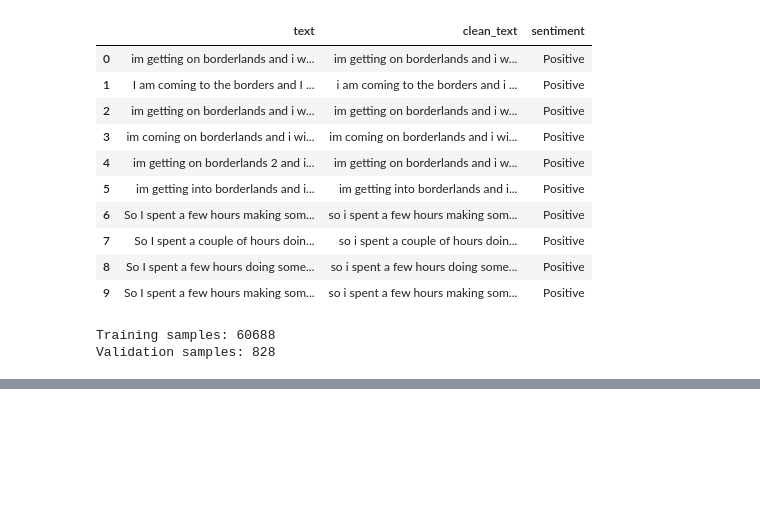
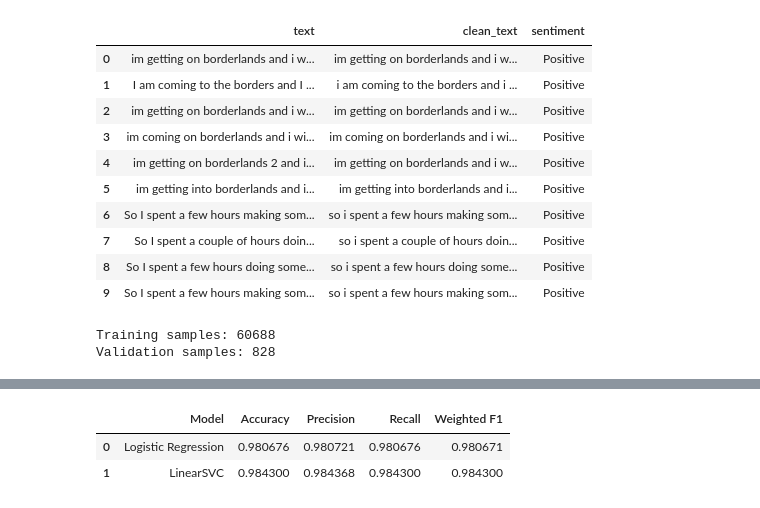
Before and after one commit to Sayanijana23/Sentify, a Jupyter notebook: analysis.ipynb, the cells around one changed output, grey strips where cells are left out. Saved outputs shown, nothing was run; the diff lists cells and outputs as text; code cells hidden in the pictures; blank space fills up the shorter version.

```diff
--- a/analysis.ipynb
+++ b/analysis.ipynb
@@ -980,0 +487,34 @@ Validation F1: 0.9843
+# %%
+comparison = pd.DataFrame({
+
+    "Model": [
+        "Logistic Regression",
+        "LinearSVC"
+    ],
+
+    "Accuracy": [
+        logistic_accuracy,
+        svm_accuracy
+    ],
+
+    "Precision": [
+        logistic_precision,
+        svm_precision
+    ],
+
+    "Recall": [
+        logistic_recall,
+        svm_recall
+    ],
+
+    "Weighted F1": [
+        logistic_f1,
+        svm_f1
+    ]
+})
+
+comparison
+# %% [output]
+|  | Model | Accuracy | Precision | Recall | Weighted F1 |
+| 0 | Logistic Regression | 0.980676 | 0.980721 | 0.980676 | 0.980671 |
+| 1 | LinearSVC | 0.984300 | 0.984368 | 0.984300 | 0.984300 |
```
Also changed, not shown: parts of 49 cells of this notebook, 6 other files.
